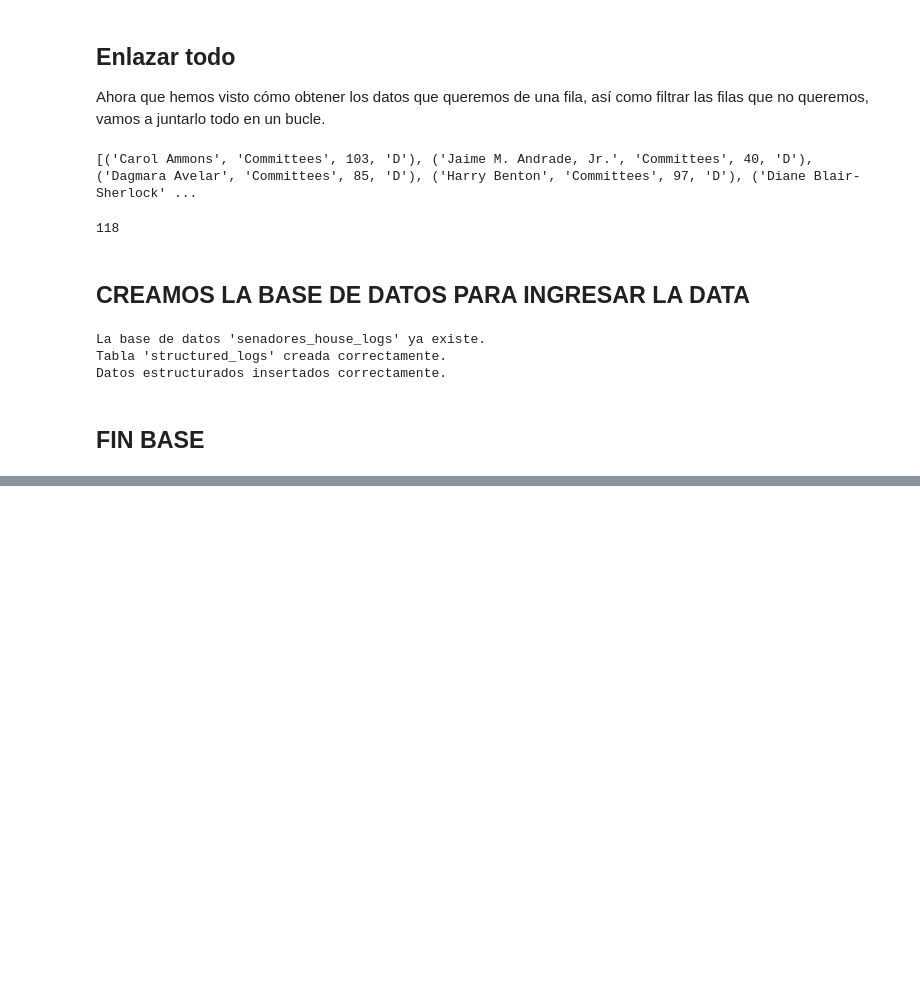
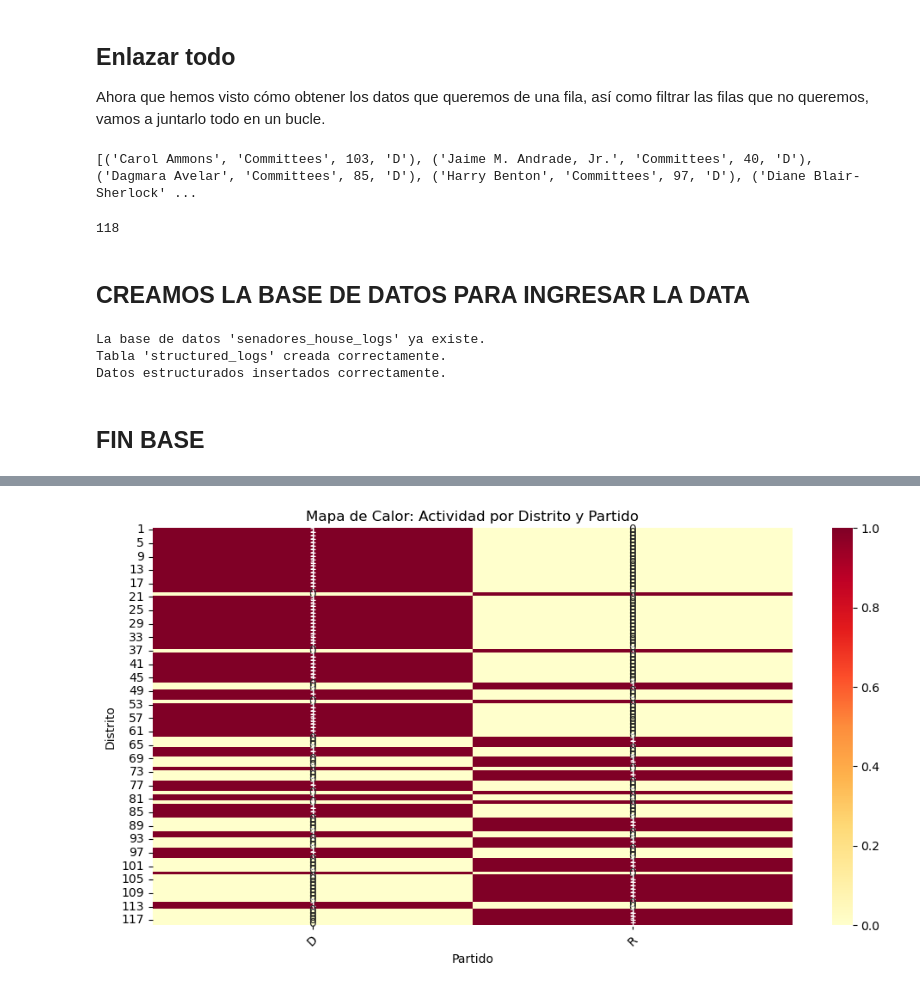
Before and after one commit to blassvelas1/CLASEFINAL, a Jupyter notebook: 02_web_scraping (1).ipynb, the cells around one changed output, grey strips where cells are left out. Saved outputs shown, nothing was run; the diff lists cells and outputs as text; code cells hidden in the pictures; blank space fills up the shorter version.

```diff
--- a/02_web_scraping (1).ipynb
+++ b/02_web_scraping (1).ipynb
@@ -885,0 +745,52 @@ len(bills_dict[103])
+# %%
+def fetch_data():
+    try:
+        # Conectar a la base de datos
+        conn = psycopg2.connect(
+            database="senadores_house_logs",
+            user="postgres",
+            password="postgres",
+            host="localhost",
+            port="5432"
+        )
+        cursor = conn.cursor()
+
+        # Consultar los datos
+        query = "SELECT name, committees, distrit, party FROM structured_logs;"
+        cursor.execute(query)
+
+        # Cargar datos en un DataFrame
+        data = cursor.fetchall()
+        df = pd.DataFrame(data, columns=["name", "committees", "distrit", "party"])
+
+        cursor.close()
+        conn.close()
+
+        return df
+    except Exception as e:
+        print(f"Error al obtener datos: {e}")
+        return None
+
+def plot_heatmap(df):
+    plt.figure(figsize=(12, 6))
+
+    # Contar la frecuencia de cada combinación distrito-partido
+    heatmap_data = df.groupby(["distrit", "party"]).size().unstack(fill_value=0)
+
+    sns.heatmap(heatmap_data, cmap="YlOrRd", annot=True, fmt="d")
+    # sns.heatmap(heatmap_data, annot=True, cmap="Blues", fmt="d")
+    plt.title("Mapa de Calor: Actividad por Distrito y Partido")
+    plt.xlabel("Partido")
+    plt.ylabel("Distrito")
+    plt.xticks(rotation=45)
+
+    plt.show()
+
+if __name__ == "__main__":
+    df = fetch_data()
+    if df is not None and not df.empty:
+        plot_heatmap(df)
+    else:
+        print("No hay datos disponibles para generar el mapa de calor.")
+# %% [output]
+[figure, added]
```
Also changed, not shown: parts of 20 cells of this notebook.
